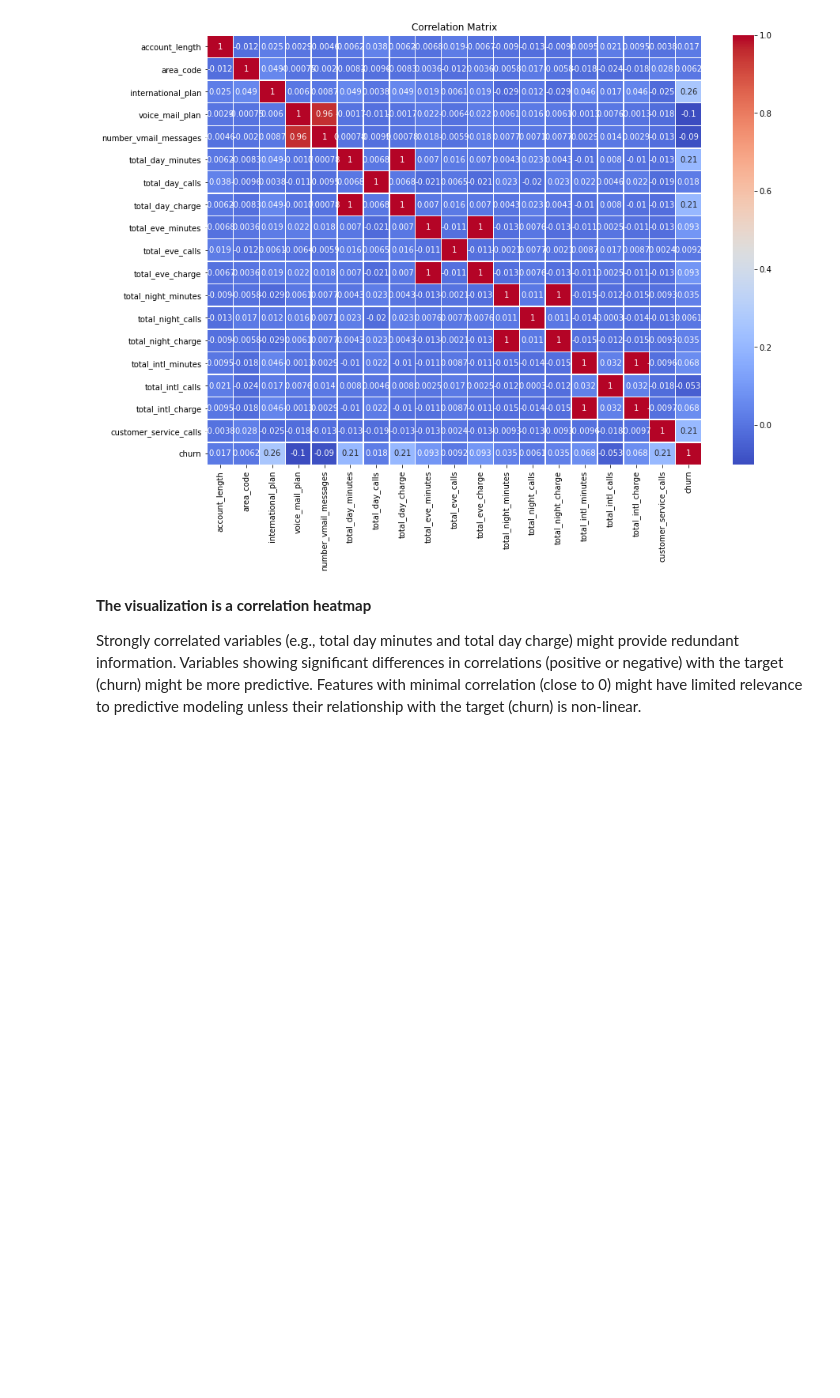
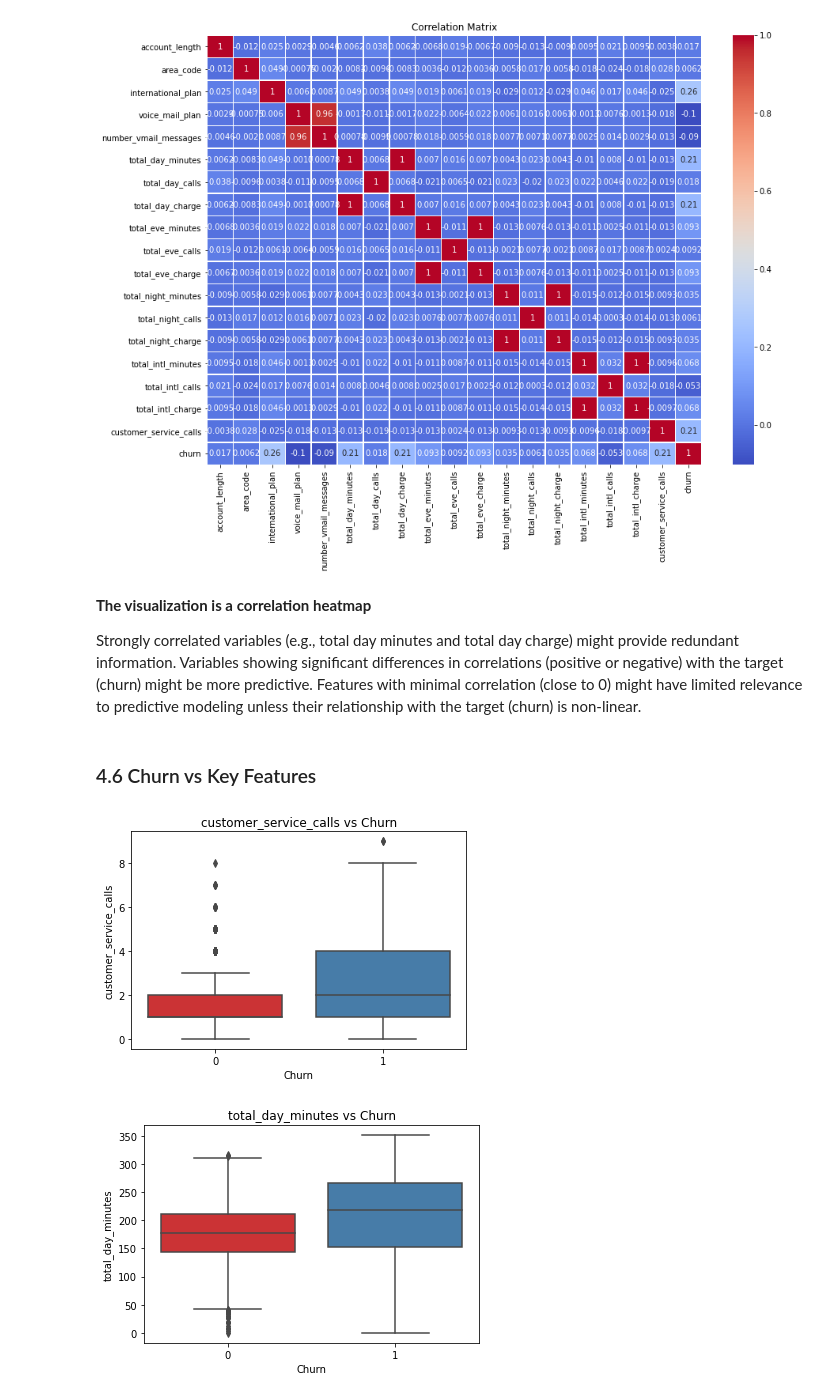
Before and after one commit to Kwamboka1584/SyriaTel-Customer-Churn, a Jupyter notebook: notebooks/CustomerChurn.ipynb, the cells around one changed output. Saved outputs shown, nothing was run; the diff lists cells and outputs as text; code cells hidden in the pictures; blank space fills up the shorter version.

Commit message:
Step 4.6: Explore churn relationship with key features

```diff
--- a/notebooks/CustomerChurn.ipynb
+++ b/notebooks/CustomerChurn.ipynb
@@ -337,3 +337,18 @@ plt.show()
 Strongly correlated variables (e.g., total day minutes and total day charge) might provide redundant information.
 Variables showing significant differences in correlations (positive or negative) with the target (churn) might be more predictive.
 Features with minimal correlation (close to 0) might have limited relevance to predictive modeling unless their relationship with the target (churn) is non-linear.
+# %% [markdown]
+### 4.6 Churn vs Key Features
+# %%
+# Key features vs churn
+key_features = ['customer_service_calls', 'total_day_minutes']
+for col in key_features:
+    plt.figure(figsize=(6, 4))
+    sns.boxplot(data=df, x='churn', y=col, palette='Set1')
+    plt.title(f'{col} vs Churn')
+    plt.xlabel('Churn')
+    plt.ylabel(col)
+    plt.show()
+# %% [output]
+[figure, added]
+[figure, added]
```
